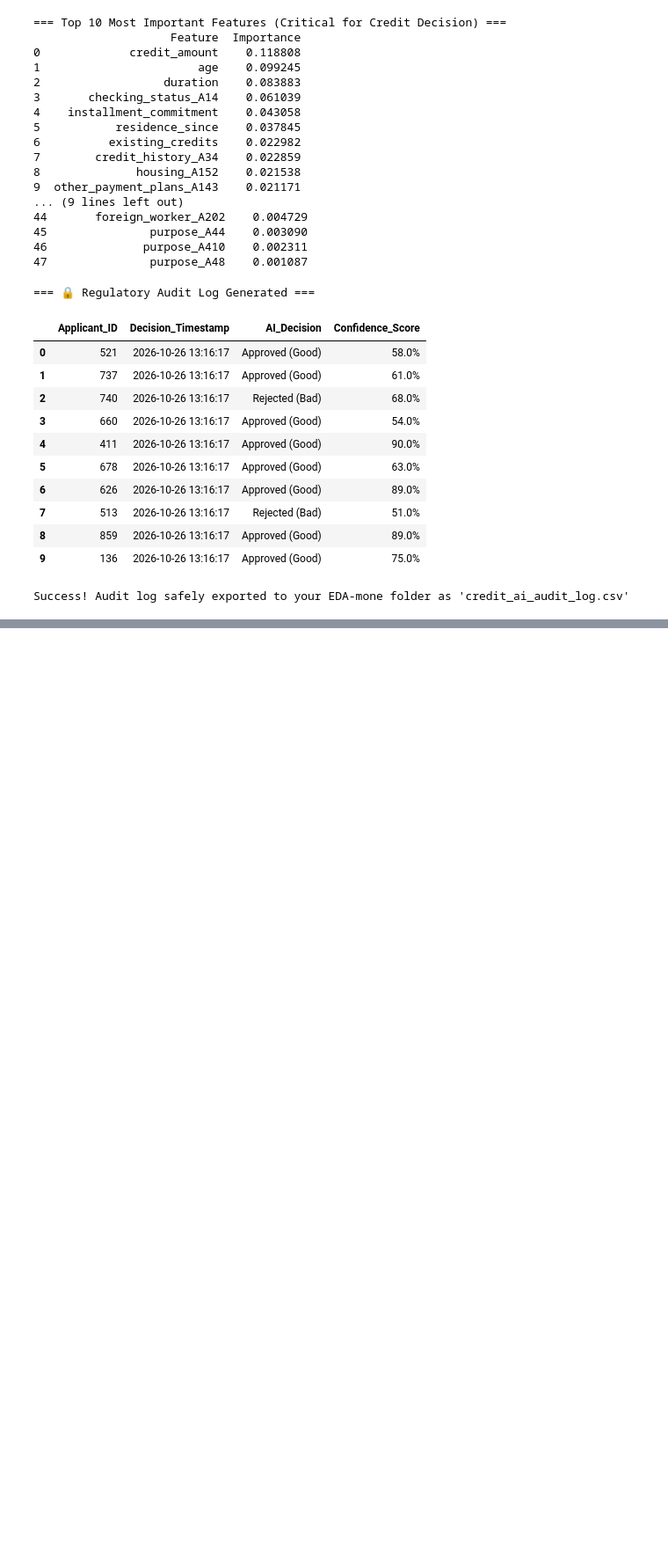
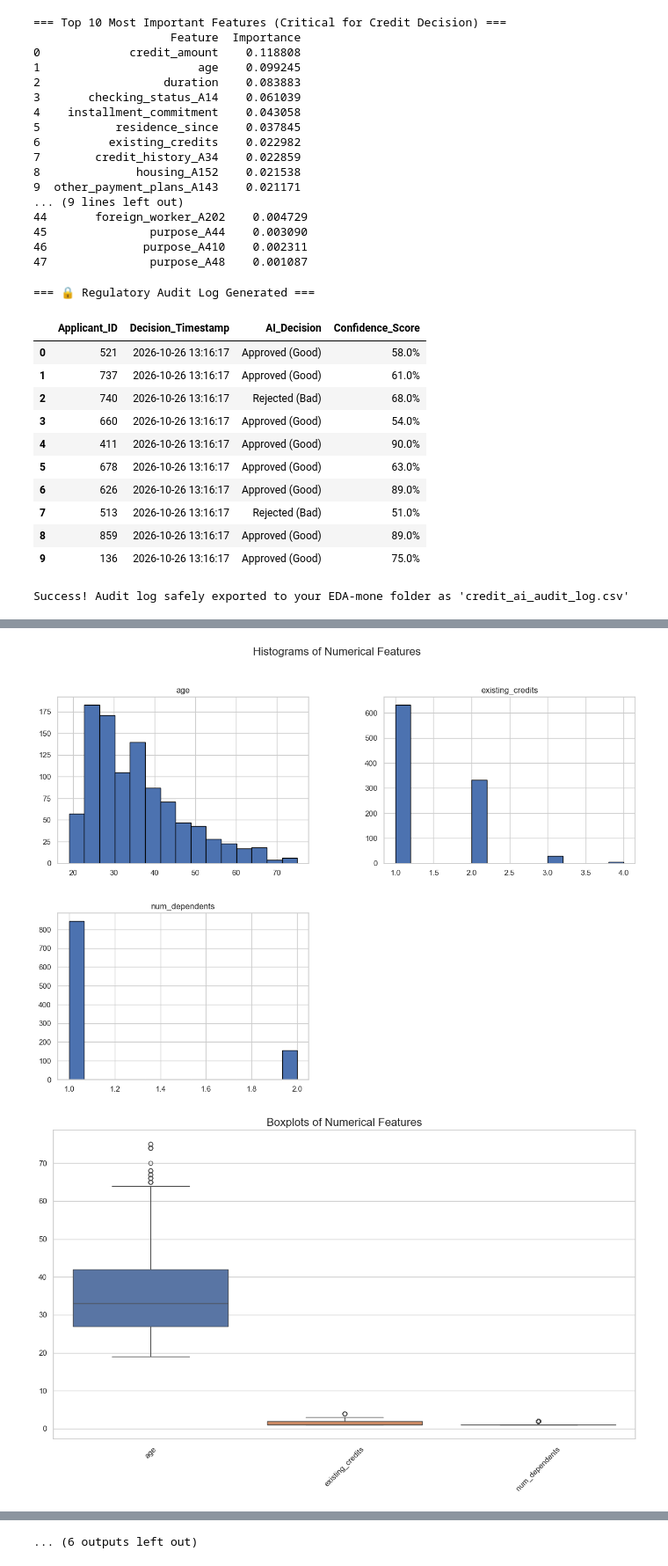
Before and after one commit to philipsachin957-netizen/EDA-mone, a Jupyter notebook: shap_model.ipynb, the cells around one changed output, grey strips where cells are left out. Shown at 88% size. Cells and saved outputs as stored; diff of their text form; code cells hidden in the pictures; blank space fills up the shorter version.

```diff
--- a/shap_model.ipynb
+++ b/shap_model.ipynb
@@ -243,0 +342,77 @@ Success! Audit log safely exported to your EDA-mone folder as 'credit_ai_audit_l
+# %%
+import pandas as pd
+import matplotlib.pyplot as plt
+import seaborn as sns
+import shap
+from sklearn.ensemble import RandomForestClassifier
+from sklearn.model_selection import train_test_split
+
+# Set visual style for the plots
+sns.set_theme(style="whitegrid")
+
+# 1. Load Data
+columns = ['checking_status', 'duration', 'credit_history', 'purpose', 'credit_amount',
+           'savings_status', 'employment', 'personal_status', 'other_parties',
+           'residence_since', 'property_magnitude', 'age', 'other_payment_plans',
+           'housing', 'existing_credits', 'job', 'num_dependents', 'own_telephone',
+           'foreign_worker', 'credit_risk']
+
+df = pd.read_csv("german.data", sep=" ", header=None, names=columns)
+
+# Define numerical and categorical columns based on the dataset
+num_cols = ['duration', 'credit_amount', 'age', 'existing_credits', 'num_dependents']
+cat_cols = [col for col in df.columns if col not in num_cols and col != 'credit_risk']
+
+# 2. Numerical Features: Histograms
+df[num_cols].hist(figsize=(15, 10), bins=15, edgecolor='black')
+plt.suptitle('Histograms of Numerical Features', fontsize=16)
+plt.show()
+
+# 3. Numerical Features: Boxplots
+plt.figure(figsize=(15, 8))
+sns.boxplot(data=df[num_cols])
+plt.title('Boxplots of Numerical Features', fontsize=16)
+plt.xticks(rotation=45)
+plt.show()
+
+# 4. Categorical Features vs Credit Risk
+for col in cat_cols:
+    plt.figure(figsize=(10, 5))
+    sns.countplot(data=df, x=col, hue='credit_risk')
+    plt.title(f'{col.replace("_", " ").capitalize()} vs Credit Risk', fontsize=14)
+    plt.xticks(rotation=45)
+    plt.ylabel('Number of applicants')
+    plt.tight_layout()
+    plt.show()
+
+# 5. Correlation Matrix of Numerical Features
+plt.figure(figsize=(8, 6))
+sns.heatmap(df[num_cols].corr(), annot=True, cmap='coolwarm', fmt=".2f")
+plt.title('Correlation Matrix of Numerical Features', fontsize=16)
+plt.show()
+
+# 6. Age Group Custom Plot
+df['Age_Group'] = pd.cut(df['age'], bins=[18, 25, 35, 50, 100], labels=['18-25', '26-35', '36-50', '51+'])
+plt.figure(figsize=(10, 5))
+sns.countplot(data=df, x='Age_Group', hue='credit_risk')
+plt.title('Age Group vs Credit Risk', fontsize=14)
+plt.ylabel('Number of applicants')
+plt.show()
+
+# 7. SHAP Interaction Plot (Model Retraining Required for SHAP)
+# Preprocessing for SHAP
+X = pd.get_dummies(df.drop(columns=['credit_risk', 'Age_Group']), drop_first=True)
+y = df['credit_risk'].apply(lambda x: 1 if x == 1 else 0)
+X_train, X_test, y_train, y_test = train_test_split(X, y, test_size=0.2, random_state=42)
+
+model = RandomForestClassifier(random_state=42)
+model.fit(X_train, y_train)
+
+explainer = shap.TreeExplainer(model)
+shap_values = explainer.shap_values(X_test)
+
+# Assuming binary classification, we use shap_values[1] for the positive class
+shap.summary_plot(shap_values[1], X_test)
+# %% [output]
+[figure, added]
+[figure, added]
@@ -243,0 +429 @@ Success! Audit log safely exported to your EDA-mone folder as 'credit_ai_audit_l
+... (6 outputs left out)
```
Also changed, not shown: parts of 10 cells of this notebook.
